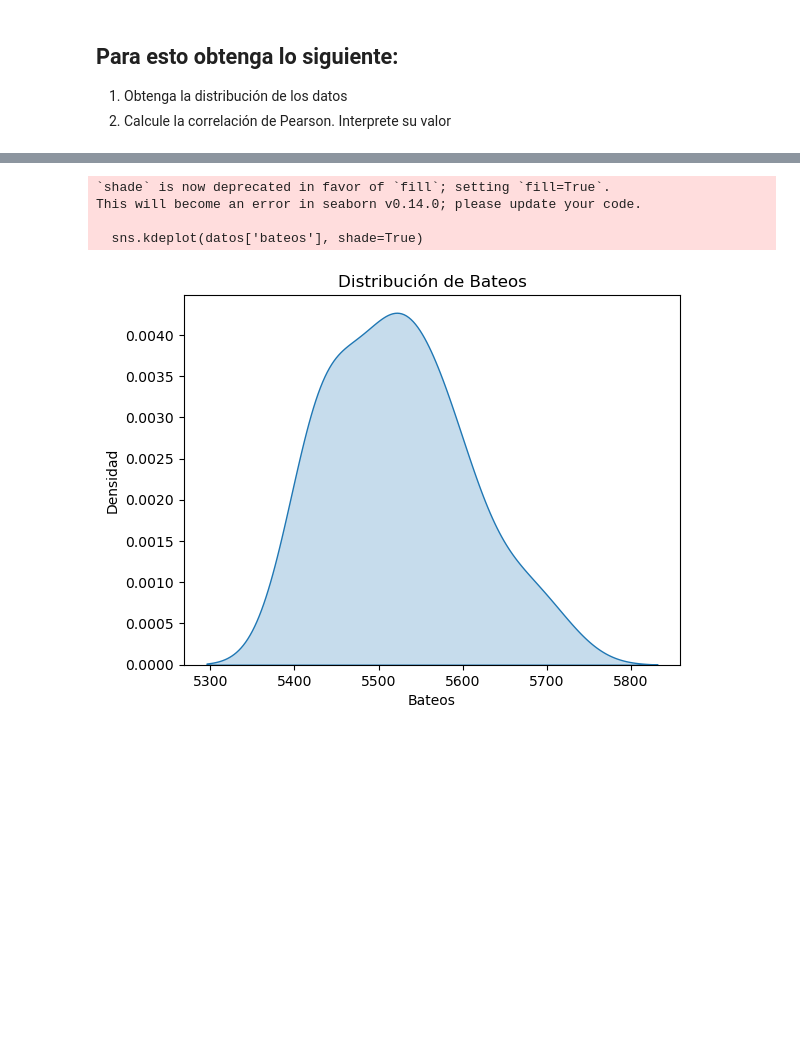
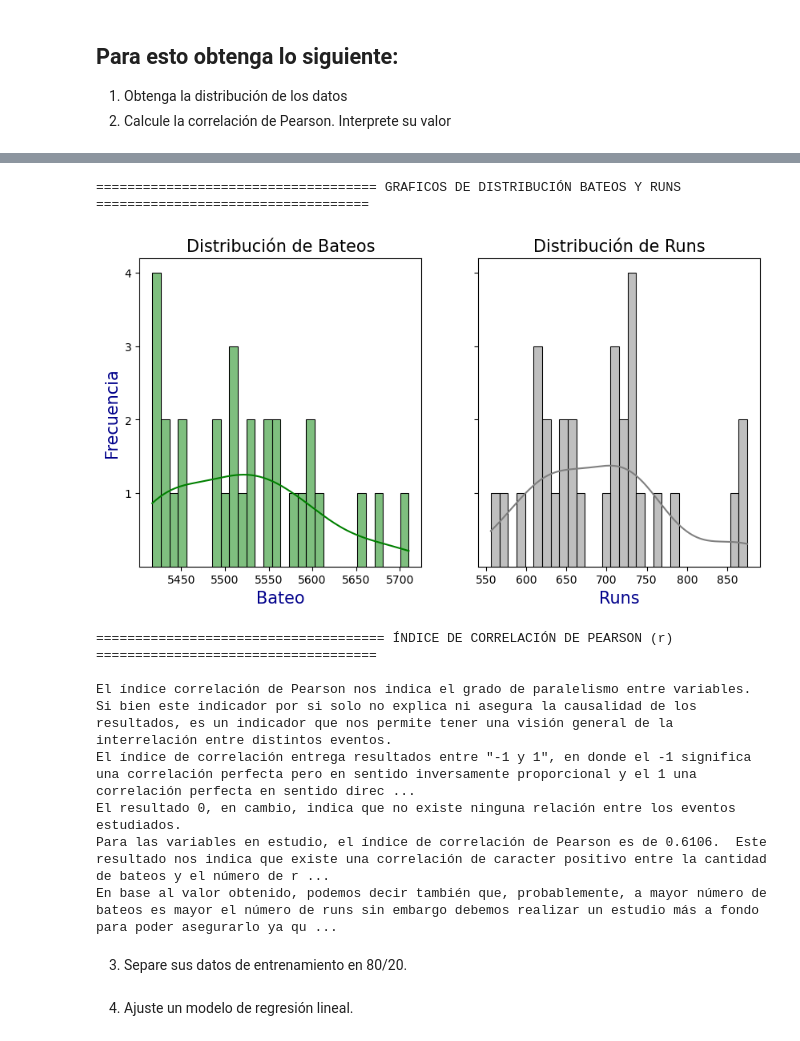
Before and after one commit to fidebravo/Modulo5, a Jupyter notebook: Modulo5_Actividad2.ipynb, the cells around one changed output, grey strips where cells are left out. Cells and saved outputs as stored; diff of their text form; code cells hidden in the pictures; blank space fills up the shorter version.

```diff
--- a/Modulo5_Actividad2.ipynb
+++ b/Modulo5_Actividad2.ipynb
@@ -75,12 +36,0 @@ plt.show()
-# %%
-sns.kdeplot(datos['bateos'], shade=True)
-plt.xlabel('Bateos')
-plt.ylabel('Densidad')
-plt.title('Distribución de Bateos')
-plt.show()
-# %% [output]
-`shade` is now deprecated in favor of `fill`; setting `fill=True`.
-This will become an error in seaborn v0.14.0; please update your code.
-
-  sns.kdeplot(datos['bateos'], shade=True)
-[figure, removed]
@@ -89,0 +37,48 @@ funcion_recta = np.poly1d(coeficientes_recta_regresion)
+# %%
+import matplotlib.pyplot as plt
+import seaborn as sns
+import warnings
+warnings.filterwarnings("ignore")
+
+
+fig, axes = plt.subplots(1, 2, figsize= (10, 5), sharey=True)
+sns.histplot(ax=axes[0], data=datos, x=bateos, bins=30, color='green', kde=True)
+axes[0].set_title('Distribución de Bateos', fontsize=15)
+axes[0].set_xlabel('Bateo', color='darkblue', fontsize=15)
+axes[0].set_ylabel('Frecuencia', color='darkblue', fontsize=15)
+axes[0].set_yticks([1,2,3,4])
+
+
+sns.histplot(ax=axes[1], data=datos, x=runs, bins=30, color='grey', kde=True)
+axes[1].set_title('Distribución de Runs', fontsize=15)
+axes[1].set_xlabel('Runs', color='darkblue', fontsize=15)
+
+print(' GRAFICOS DE DISTRIBUCIÓN BATEOS Y RUNS '.center(111,'='))
+plt.show()
+print()
+
+
+correlacion_pearson =  datos['bateos'].corr(datos['runs']) #0.6106
+
+print(' ÍNDICE DE CORRELACIÓN DE PEARSON (r) '.center(111, '='))
+print()
+print('El índice correlación de Pearson nos indica el grado de paralelismo entre variables.')
+print('Si bien este indicador por si solo no explica ni asegura la causalidad de los resultados, es un indicador que nos permite tener una visión general de la interrelación entre distintos eventos.')
+print('El índice de correlación entrega resultados entre "-1 y 1", en donde el -1 significa una correlación perfecta pero en sentido inversamente proporcional y el 1 una correlación perfecta en sentido directamente proporcional.')
+print('El resultado 0, en cambio, indica que no existe ninguna relación entre los eventos estudiados.')
+print()
+print(f'Para las variables en estudio, el índice de correlación de Pearson es de {correlacion_pearson:.4f}.  Este resultado nos indica que existe una correlación de caracter positivo entre la cantidad de bateos y el número de runs.')
+print('En base al valor obtenido, podemos decir también que, probablemente, a mayor número de bateos es mayor el número de runs sin embargo debemos realizar un estudio más a fondo para poder asegurarlo ya que el valor de (r) indica una correlación de intensidad media.')
+# %% [output]
+==================================== GRAFICOS DE DISTRIBUCIÓN BATEOS Y RUNS ===================================
+[figure, added]
+===================================== ÍNDICE DE CORRELACIÓN DE PEARSON (r) ====================================
+
+El índice correlación de Pearson nos indica el grado de paralelismo entre variables.
+Si bien este indicador por si solo no explica ni asegura la causalidad de los resultados, es un indicador que nos permite tener una visión general de la interrelación entre distintos eventos.
+El índice de correlación entrega resultados entre "-1 y 1", en donde el -1 significa una correlación perfecta pero en sentido inversamente proporcional y el 1 una correlación perfecta en sentido direc ...
+El resultado 0, en cambio, indica que no existe ninguna relación entre los eventos estudiados.
+Para las variables en estudio, el índice de correlación de Pearson es de 0.6106.  Este resultado nos indica que existe una correlación de caracter positivo entre la cantidad de bateos y el número de r ...
+En base al valor obtenido, podemos decir también que, probablemente, a mayor número de bateos es mayor el número de runs sin embargo debemos realizar un estudio más a fondo para poder asegurarlo ya qu ...
+# %% [markdown]
+3. Separe sus datos de entrenamiento en 80/20.
@@ -89,0 +92,2 @@ funcion_recta = np.poly1d(coeficientes_recta_regresion)
+# %% [markdown]
+4. Ajuste un modelo de regresión lineal.
```
Also changed, not shown: parts of 4 cells of this notebook.
